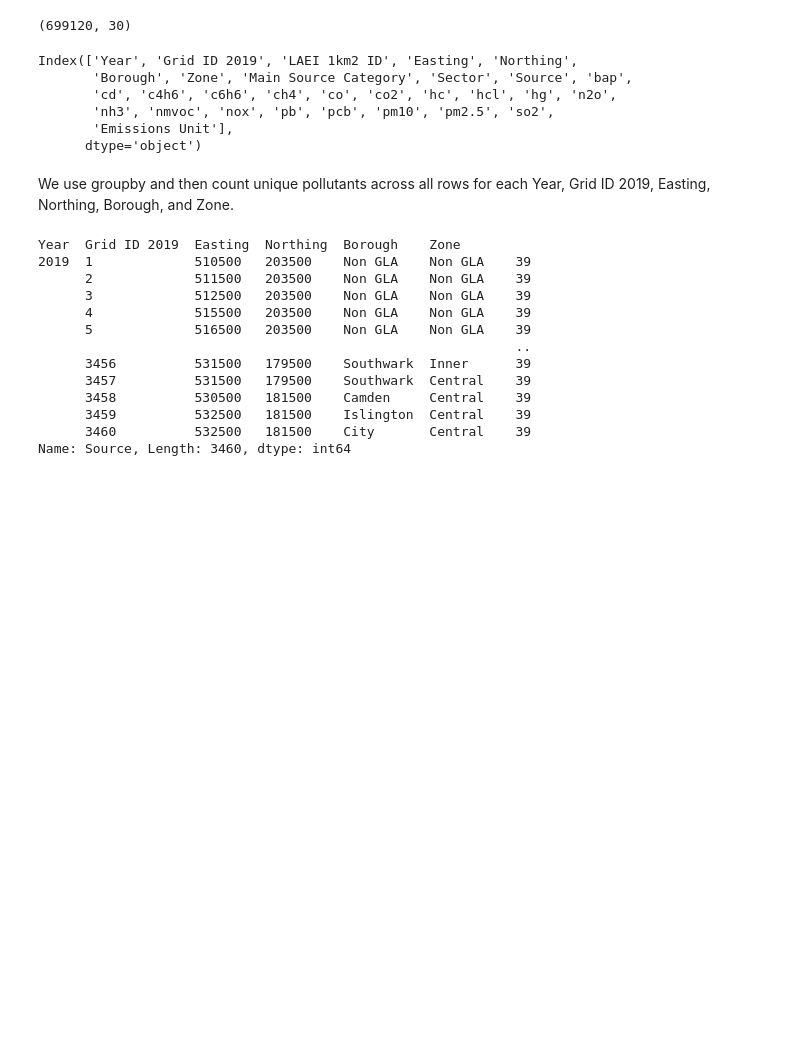
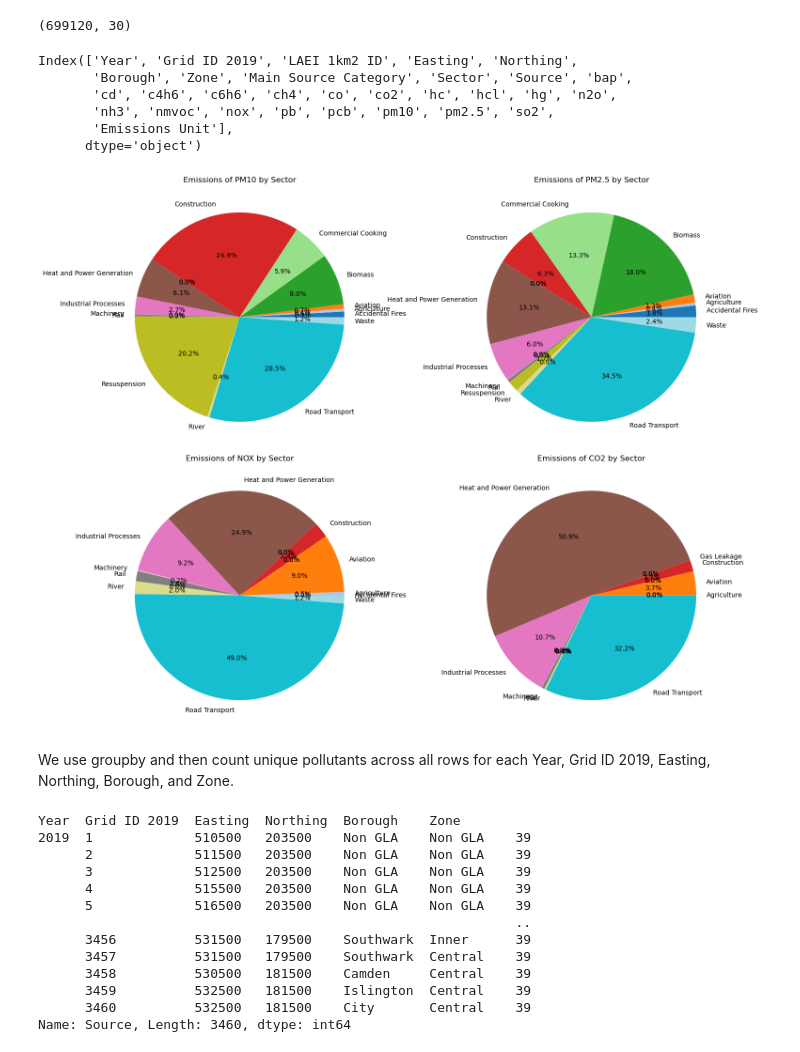
Before and after one commit to stefanopalu/MLendofmod_assignment, a Jupyter notebook: 2019LAEI.ipynb, the cells around one changed output. Drawn from its saved outputs; the diff is of its cells as text; code cells hidden in the pictures; blank space fills up the shorter version.

```diff
--- a/2019LAEI.ipynb
+++ b/2019LAEI.ipynb
@@ -70,6 +70,29 @@ Index(['Year', 'Grid ID 2019', 'LAEI 1km2 ID', 'Easting', 'Northing',
        'nh3', 'nmvoc', 'nox', 'pb', 'pcb', 'pm10', 'pm2.5', 'so2',
        'Emissions Unit'],
       dtype='object')
+# %%
+grouped_by_sector = emissions_df.groupby('Sector')[["pm10","pm2.5","nox","co2"]].sum()
+pollutants = ['pm10', 'pm2.5', 'nox', 'co2']
+
+
+fig, axes = plt.subplots(2, 2, figsize=(15, 12))
+
+for i, pollutant in enumerate(pollutants):
+    ax = axes[i // 2, i % 2]  # Determine subplot position
+    grouped_by_sector[pollutant].plot(
+        kind='pie',
+        autopct='%1.1f%%',
+        ax=ax,
+        colormap='tab20',
+        legend=False
+    )
+    ax.set_ylabel('')  # Remove y-axis label for a cleaner look
+    ax.set_title(f'Emissions of {pollutant.upper()} by Sector')
+
+plt.tight_layout()
+plt.show()
+# %% [output]
+[figure, added]
 # %% [markdown]
 We use groupby and then count unique pollutants across all rows for each Year, Grid ID 2019, Easting, Northing, Borough, and Zone.
 # %%
```
Also changed, not shown: parts of 24 cells of this notebook, 1 other file.
